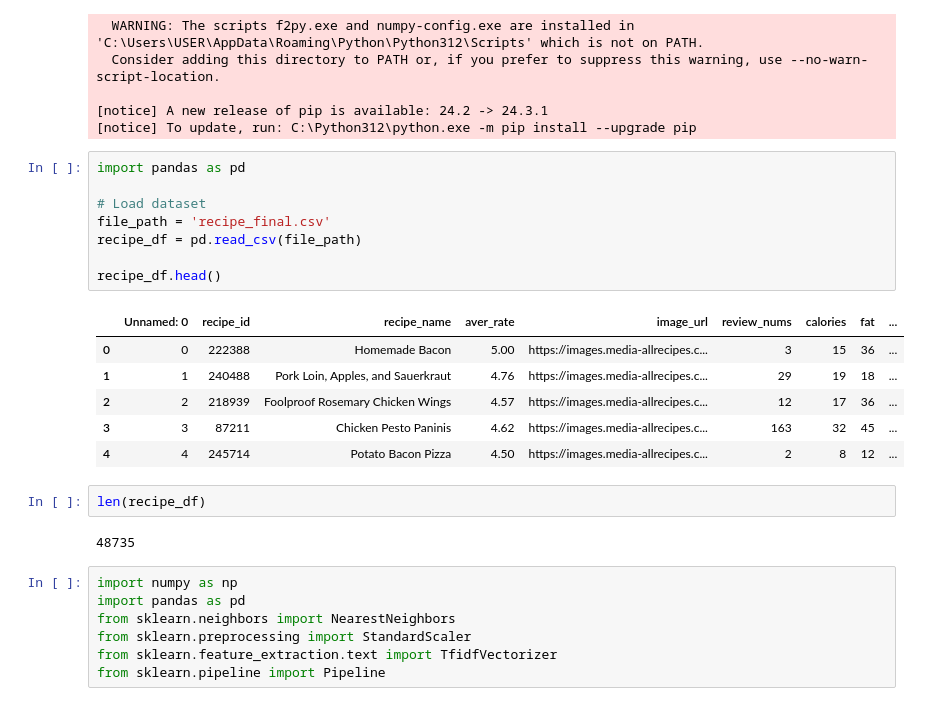
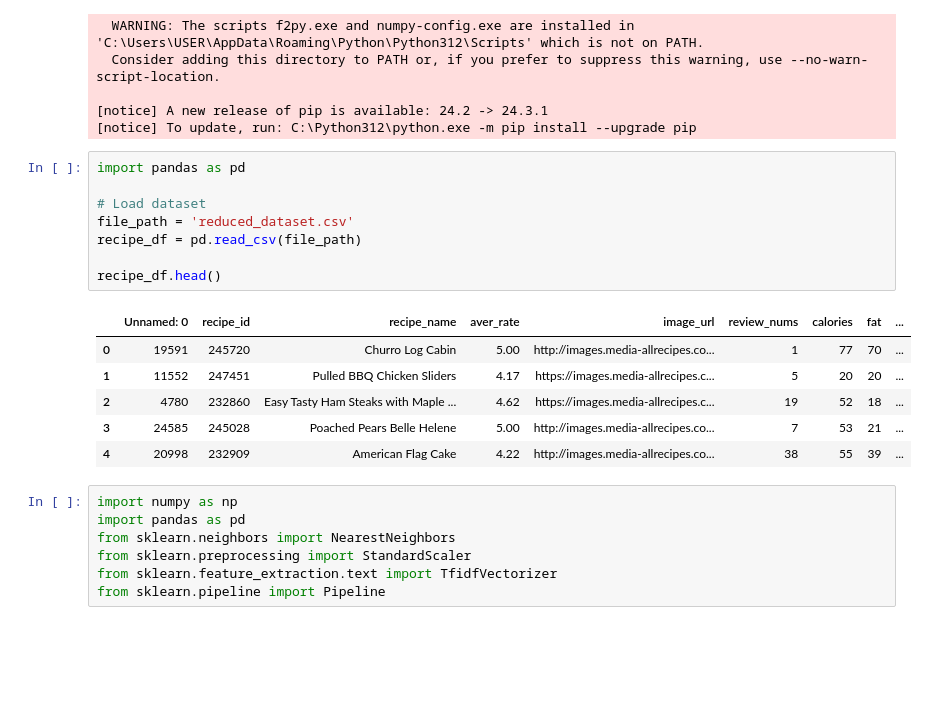
Before and after one commit to MuhammadBagoesA/NutriSense, a Jupyter notebook: frontend/models/recipe_recommendation_system.ipynb, the cells around one changed output. Drawn from its saved outputs; the diff is of its cells as text; blank space fills up the shorter version.

Commit message:
reduksi dataset

```diff
--- a/frontend/models/recipe_recommendation_system.ipynb
+++ b/frontend/models/recipe_recommendation_system.ipynb
@@ -28,22 +28,18 @@ Successfully installed joblib-1.4.2 numpy-2.2.0 scikit-learn-1.6.0 scipy-1.14.1
 # %%
 import pandas as pd
 
 # Load dataset
-file_path = 'recipe_final.csv'
+file_path = 'reduced_dataset.csv'
 recipe_df = pd.read_csv(file_path)
 
 recipe_df.head()
 # %% [output]
 |  | Unnamed: 0 | recipe_id | recipe_name | aver_rate | image_url | review_nums | calories | fat | ... |
-| 0 | 0 | 222388 | Homemade Bacon | 5.00 | https://images.media-allrecipes.c... | 3 | 15 | 36 | ... |
-| 1 | 1 | 240488 | Pork Loin, Apples, and Sauerkraut | 4.76 | https://images.media-allrecipes.c... | 29 | 19 | 18 | ... |
-| 2 | 2 | 218939 | Foolproof Rosemary Chicken Wings | 4.57 | https://images.media-allrecipes.c... | 12 | 17 | 36 | ... |
-| 3 | 3 | 87211 | Chicken Pesto Paninis | 4.62 | https://images.media-allrecipes.c... | 163 | 32 | 45 | ... |
-| 4 | 4 | 245714 | Potato Bacon Pizza | 4.50 | https://images.media-allrecipes.c... | 2 | 8 | 12 | ... |
+| 0 | 19591 | 245720 | Churro Log Cabin | 5.00 | http://images.media-allrecipes.co... | 1 | 77 | 70 | ... |
+| 1 | 11552 | 247451 | Pulled BBQ Chicken Sliders | 4.17 | https://images.media-allrecipes.c... | 5 | 20 | 20 | ... |
+| 2 | 4780 | 232860 | Easy Tasty Ham Steaks with Maple ... | 4.62 | https://images.media-allrecipes.c... | 19 | 52 | 18 | ... |
+| 3 | 24585 | 245028 | Poached Pears Belle Helene | 5.00 | http://images.media-allrecipes.co... | 7 | 53 | 21 | ... |
+| 4 | 20998 | 232909 | American Flag Cake | 4.22 | http://images.media-allrecipes.co... | 38 | 55 | 39 | ... |
-# %%
-len(recipe_df)
-# %% [output]
-48735
 # %%
 import numpy as np
 import pandas as pd
```
Also changed, not shown: parts of 7 cells of this notebook.
